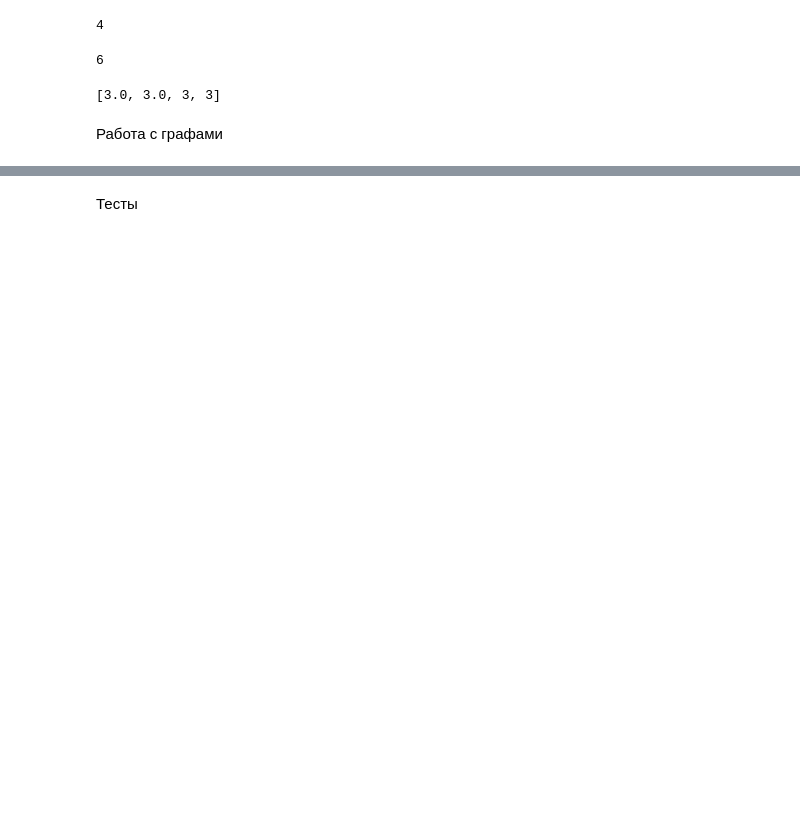
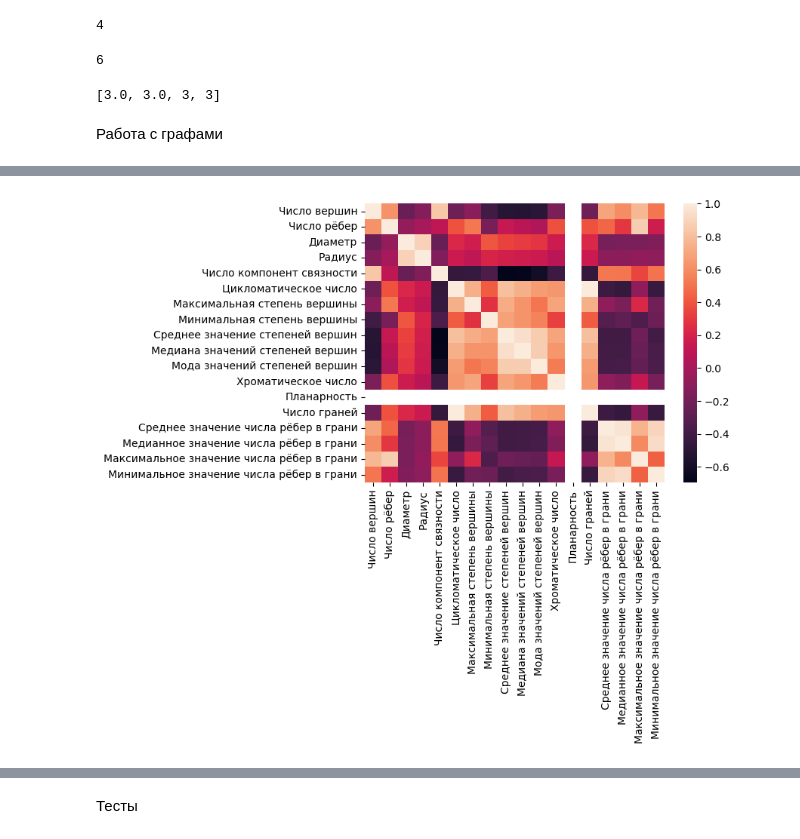
Before and after one commit to Fel1-of/wise-task-research, a Jupyter notebook: main.ipynb, the cells around one changed output, grey strips where cells are left out. Cells and saved outputs as stored; diff of their text form; code cells hidden in the pictures; blank space fills up the shorter version.

```diff
--- a/main.ipynb
+++ b/main.ipynb
@@ -449,0 +512,5 @@ KeyboardInterrupt:
+# %%
+#Corr для планарных графов
+dataplot=sb.heatmap(df[df["Планарность"] == 1].corr())
+# %% [output]
+[figure, added]
```
Also changed, not shown: parts of 26 cells of this notebook.
